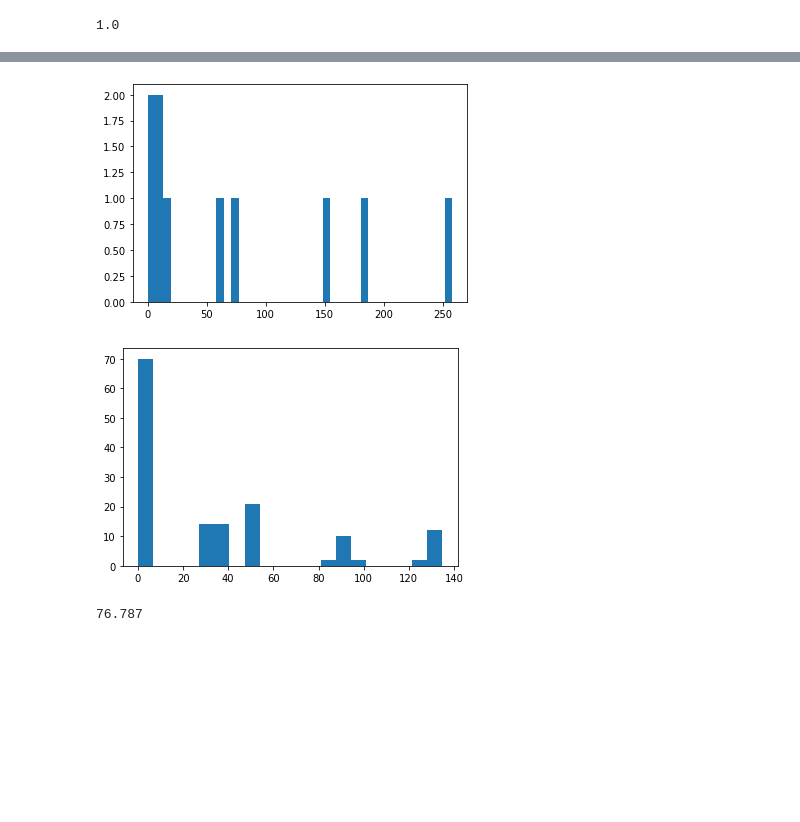
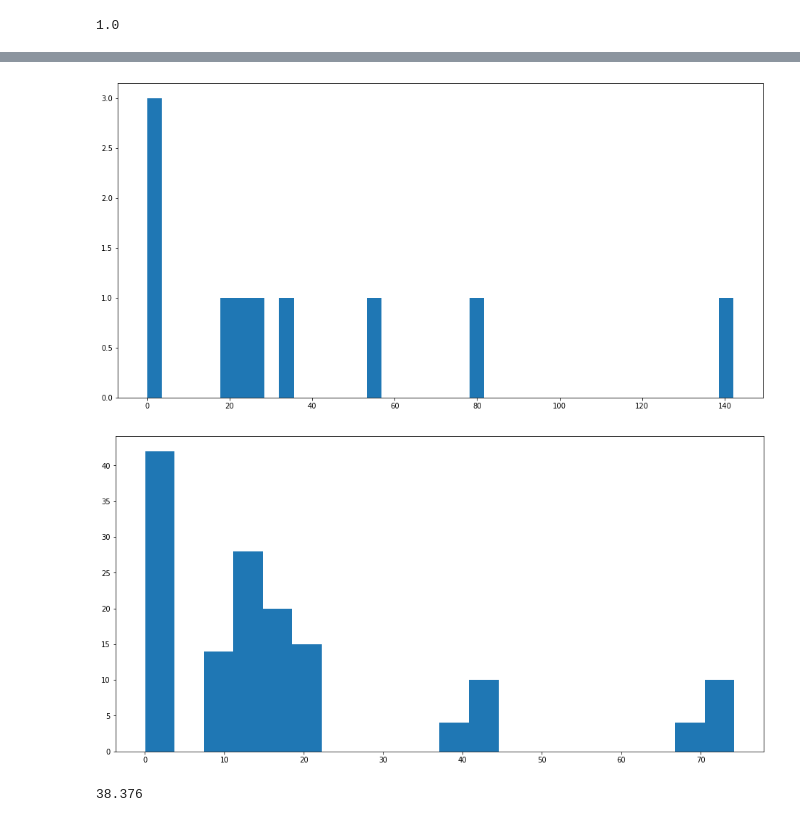
Before and after one commit to EV4EU/ev-profiling, a Jupyter notebook: ev-profiles.ipynb, the cells around one changed output, grey strips where cells are left out. Saved outputs shown, nothing was run; the diff lists cells and outputs as text; code cells hidden in the pictures; blank space fills up the shorter version.

```diff
--- a/ev-profiles.ipynb
+++ b/ev-profiles.ipynb
@@ -1364,9 +1364,9 @@ PROFILES = [Profile(profile_name='Residential1', profile_trip_schedule=Schedule(
 # %%
 # Create the simulation
 
-aggregator = Aggregator(profiles=PROFILES, evs=EVs, n_evs=10,
+aggregator = Aggregator(profiles=PROFILES, evs=EVs, n_evs=100,
                         avg_speed_short=60, avg_speed_medium=80, avg_speed_long=100, avg_speed_variation=1.0,
-                        simulation_cycles=7, show_progress=True, trip_start_variation=0.1)
+                        simulation_cycles=365, show_progress=True, trip_start_variation=0.1)
 
 aggregator.run_sim()
 # %% [output]
@@ -1504,19 +1507,25 @@ plt.show()
 # %%
 # Plot the trip distances in a histogram
+
+plt.figure(figsize=(16, 8))
+
 plt.hist(aggregator.simulation_dataframes['assigned_trips']['trip_length'], bins=40)
 plt.show()
 # %% [output]
-[figure, old version]
+[figure, new version]
 # %%
 # Plot the segment distances in a histogram
+
+plt.figure(figsize=(16, 8))
+
 plt.hist(aggregator.simulation_dataframes['assigned_segments']['trip_length'], bins=20)
 plt.show()
 # %% [output]
-[figure, old version]
+[figure, new version]
 # %%
 aggregator.simulation_dataframes['assigned_trips']['trip_length'].mean()
 # %% [output]
-76.787
+38.376
 # %%
 # EV charging history
 
```
Also changed, not shown: parts of 21 cells of this notebook.
